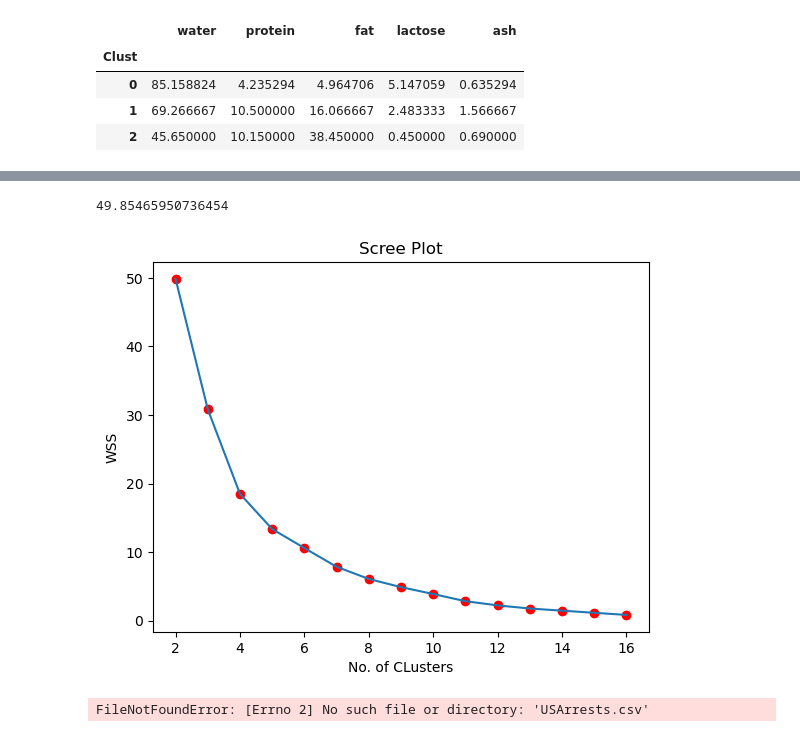
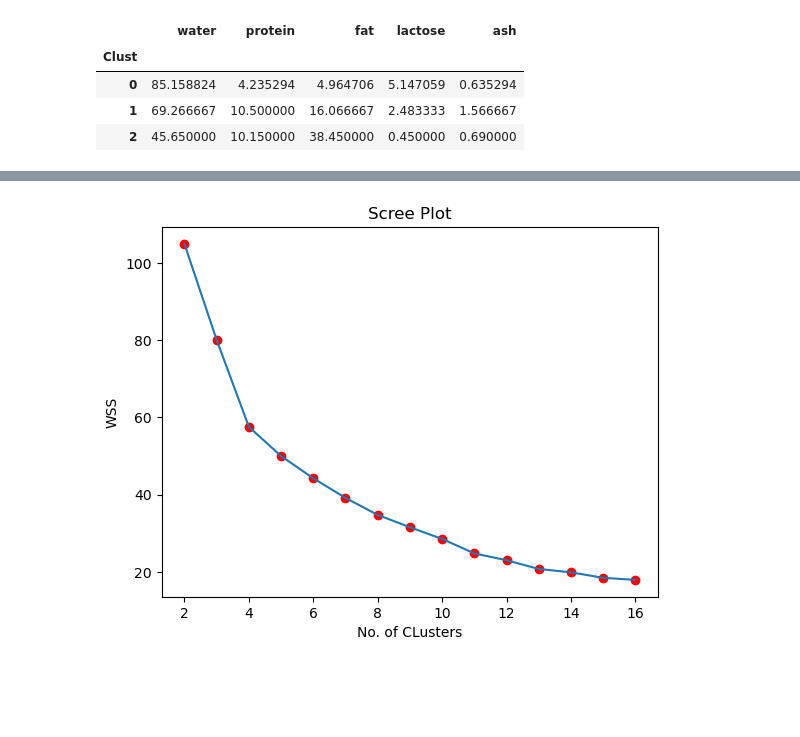
Before and after one commit to darsh996/Practical_Machine_Learning, a Jupyter notebook: KMean_Clustering(Silhouette_score,Elbow Graph).ipynb, the cells around one changed output, grey strips where cells are left out. Saved outputs shown, nothing was run; the diff lists cells and outputs as text; code cells hidden in the pictures; blank space fills up the shorter version.

```diff
--- a/KMean_Clustering(Silhouette_score,Elbow Graph).ipynb
+++ b/KMean_Clustering(Silhouette_score,Elbow Graph).ipynb
@@ -116,23 +116,21 @@ plt.show()
 # %%
 ################ USArrests ######################
-usa = pd.read_csv("USArrests.csv", index_col=0)
+usa = pd.read_csv("/Users/darshmac/Documents/cdac/For DBDA/Advance Analytics/Datasets/USArrests.csv", index_col=0)
 usa_scaled = scaler.fit_transform(usa)
 
 
 Ks = [2,3,4,5,6,7,8,9,10,11,12,13,14,15,16]
 scores = []
 for k in Ks:
     clust = KMeans(n_clusters=k)
     clust.fit(usa_scaled)
     scores.append(clust.inertia_)
 
 plt.scatter(Ks, scores, c='red')
 plt.plot(Ks, scores)
 plt.xlabel("No. of CLusters")
 plt.ylabel("WSS")
 plt.title("Scree Plot")
 plt.show()
 # %% [output]
-49.85465950736454
-[figure, old version]
+[figure, new version]
-FileNotFoundError: [Errno 2] No such file or directory: 'USArrests.csv'
```
Also changed, not shown: parts of 2 cells of this notebook, 12 other files.
